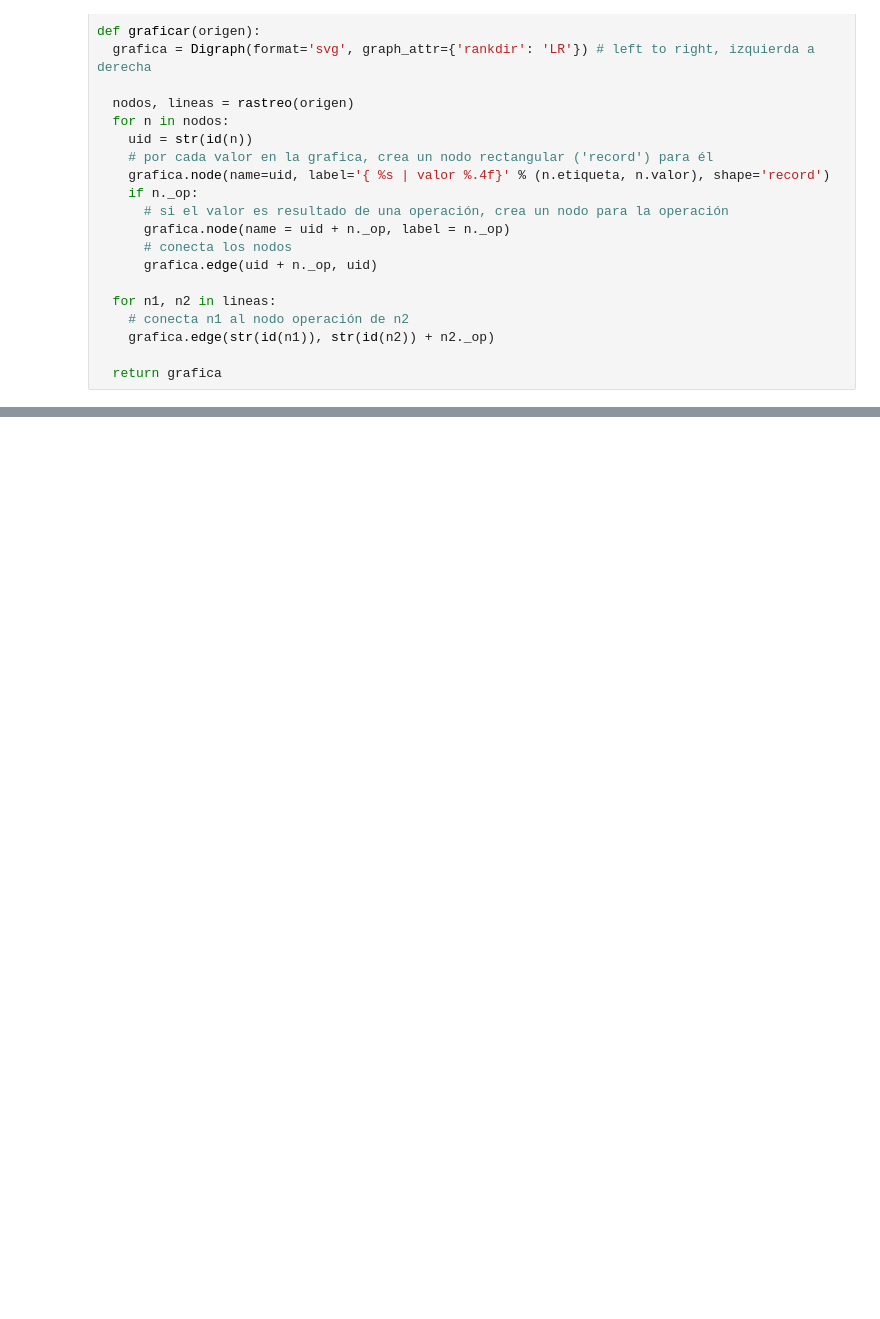
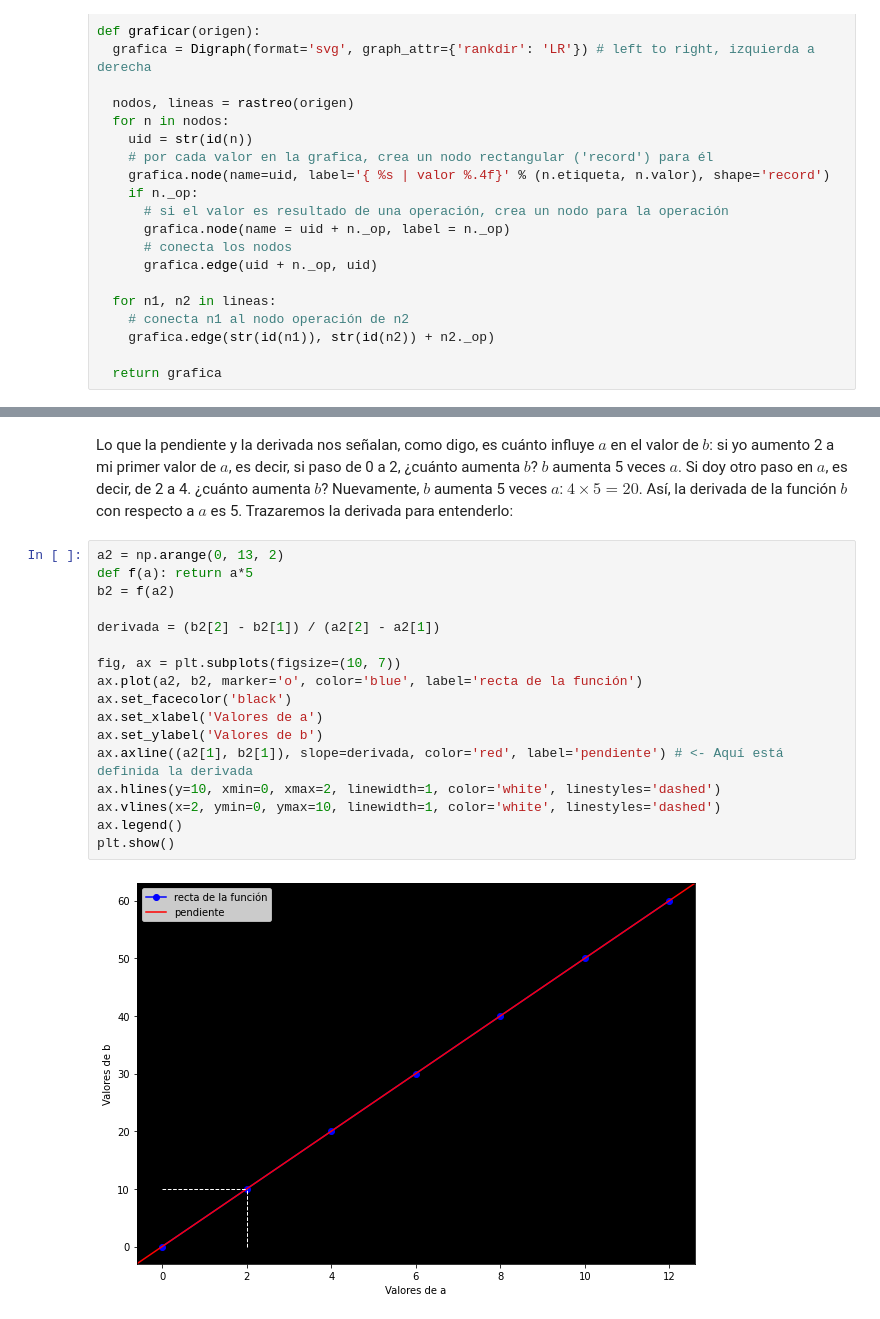
Before and after one commit to DanteNoguez/dantenoguez.github.io, a Jupyter notebook: ensayos/_build/jupyter_execute/redes.ipynb, the cells around one changed output, grey strips where cells are left out. Cells and saved outputs as stored; diff of their text form; blank space fills up the shorter version.

```diff
--- a/ensayos/_build/jupyter_execute/redes.ipynb
+++ b/ensayos/_build/jupyter_execute/redes.ipynb
@@ -135,0 +151,21 @@ Hemos conseguido disminuir el valor de $e$, pero nuestro método no parece efici
+# %% [markdown]
+Lo que la pendiente y la derivada nos señalan, como digo, es cuánto influye $a$ en el valor de $b$: si yo aumento 2 a mi primer valor de $a$, es decir, si paso de 0 a 2, ¿cuánto aumenta $b$? $b$ aumenta 5 veces $a$. Si doy otro paso en $a$, es decir, de 2 a 4. ¿cuánto aumenta $b$? Nuevamente, $b$ aumenta 5 veces $a$: $4 \times 5 = 20$. Así, la derivada de la función $b$ con respecto a $a$ es 5. Trazaremos la derivada para entenderlo:
+# %%
+a2 = np.arange(0, 13, 2)
+def f(a): return a*5
+b2 = f(a2)
+
+derivada = (b2[2] - b2[1]) / (a2[2] - a2[1])
+
+fig, ax = plt.subplots(figsize=(10, 7))
+ax.plot(a2, b2, marker='o', color='blue', label='recta de la función')
+ax.set_facecolor('black')
+ax.set_xlabel('Valores de a')
+ax.set_ylabel('Valores de b')
+ax.axline((a2[1], b2[1]), slope=derivada, color='red', label='pendiente') # <- Aquí está definida la derivada
+ax.hlines(y=10, xmin=0, xmax=2, linewidth=1, color='white', linestyles='dashed')
+ax.vlines(x=2, ymin=0, ymax=10, linewidth=1, color='white', linestyles='dashed')
+ax.legend()
+plt.show()
+# %% [output]
+[figure, added]
```
Also changed, not shown: parts of 21 cells of this notebook, 14 other files.
